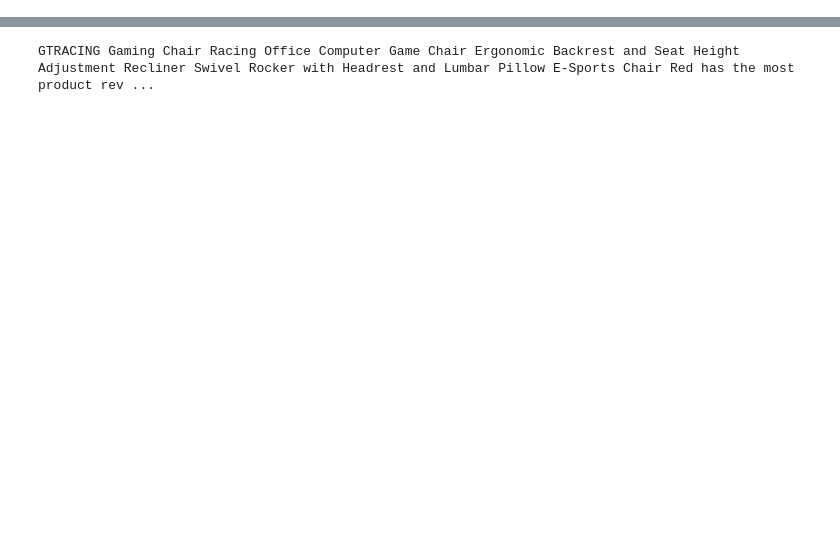
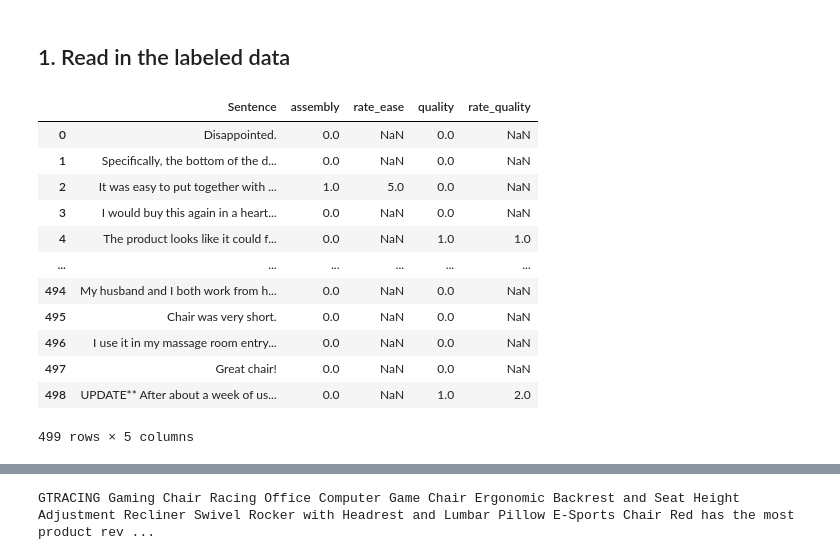
Before and after one commit to kolbt/bot_the_builder, a Jupyter notebook: notebooks/compare_embeddings.ipynb, the cells around one changed output, grey strips where cells are left out. Cells and saved outputs as stored; diff of their text form; code cells hidden in the pictures; blank space fills up the shorter version.

```diff
--- a/notebooks/no_dependents.ipynb
+++ b/notebooks/compare_embeddings.ipynb
@@ -37,3 +46,5 @@ product_set = ( 'office+chair',
                 'crib',
                 'bookcase',
                 'coffee+table')
+# %% [markdown]
+## 1. Read in the labeled data
@@ -39,0 +54,21 @@ product_set = ( 'office+chair',
+# %%
+# Let's import our labeled sentence dataset
+labeled_xls = data_directory + "sentence_rating.xlsx"
+labeled_sentences = pd.read_excel(labeled_xls, sheet_name='Sheet1')
+labeled_sentences.dropna(subset = ["assembly"], inplace=True)
+
+display(labeled_sentences)
+# %% [output]
+|  | Sentence | assembly | rate_ease | quality | rate_quality |
+| 0 | Disappointed. | 0.0 | NaN | 0.0 | NaN |
+| 1 | Specifically, the bottom of the d... | 0.0 | NaN | 0.0 | NaN |
+| 2 | It was easy to put together with ... | 1.0 | 5.0 | 0.0 | NaN |
+| 3 | I would buy this again in a heart... | 0.0 | NaN | 0.0 | NaN |
+| 4 | The product looks like it could f... | 0.0 | NaN | 1.0 | 1.0 |
+| ... | ... | ... | ... | ... | ... |
+| 494 | My husband and I both work from h... | 0.0 | NaN | 0.0 | NaN |
+| 495 | Chair was very short. | 0.0 | NaN | 0.0 | NaN |
+| 496 | I use it in my massage room entry... | 0.0 | NaN | 0.0 | NaN |
+| 497 | Great chair! | 0.0 | NaN | 0.0 | NaN |
+| 498 | UPDATE** After about a week of us... | 0.0 | NaN | 1.0 | 2.0 |
+499 rows × 5 columns
```
Also changed, not shown: parts of 15 cells of this notebook, 4 other files.
